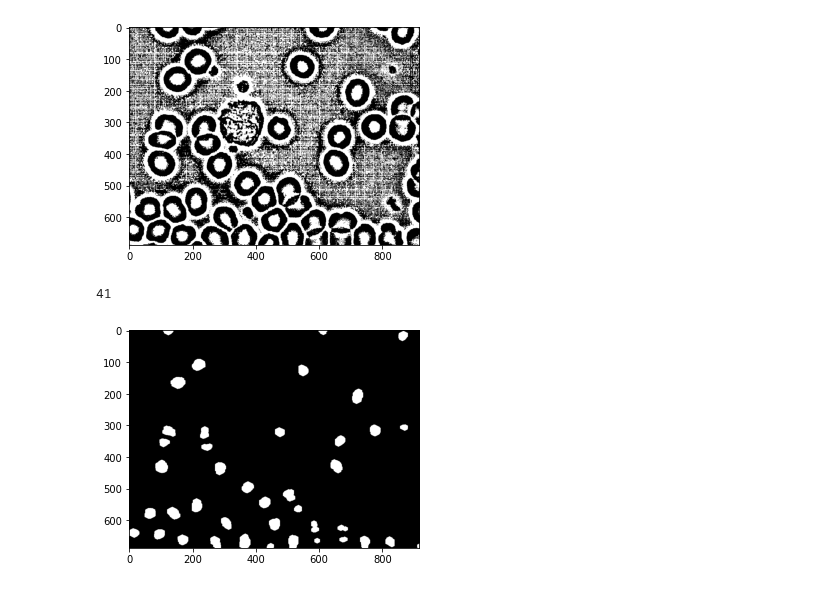
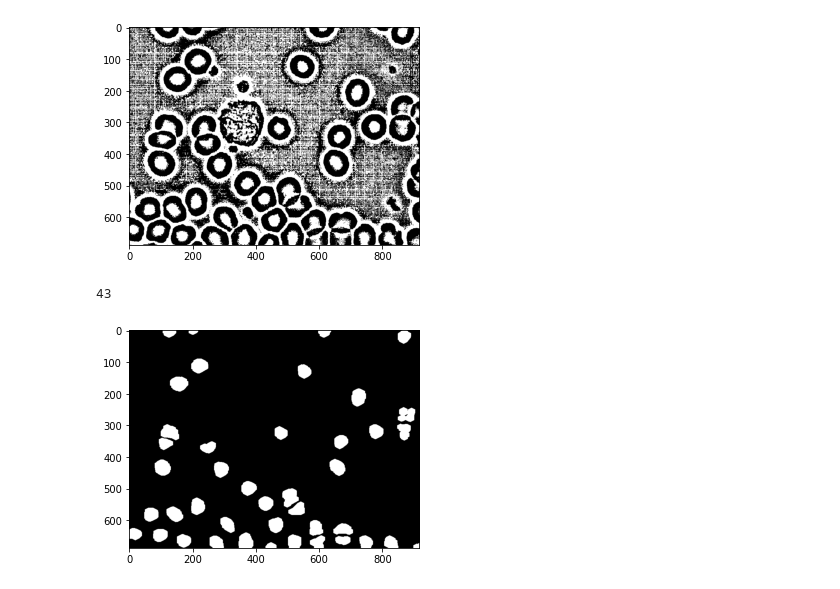
Before and after one commit to Tetrergeru/cv_project, a Jupyter notebook: cells.ipynb, the cells around one changed output. Cells and saved outputs as stored; diff of their text form; code cells hidden in the pictures.

```diff
--- a/cells.ipynb
+++ b/cells.ipynb
@@ -24,27 +25,29 @@ kernel_5 = cv2.getStructuringElement(cv2.MORPH_ELLIPSE,(5,5))
 # %%
 denoised = binarised.copy()
 denoised = cv2.erode(denoised, kernel_5, iterations=1)
 denoised = cv2.erode(denoised, kernel_2, iterations=2)
 denoised = cv2.dilate(denoised, kernel_2, iterations=3)
+
 denoised = cv2.floodFill(denoised, np.zeros((denoised.shape[0] + 2, denoised.shape[1] + 2), np.uint8), (0, 0), 255.0)[1]
 
-# denoised = cv2.erode(denoised, kernel_5, iterations=4)
-# denoised = cv2.dilate(denoised, kernel_5, iterations=2)
-# # denoised = cv2.erode(denoised, kernel_5, iterations=4)
-# # denoised = cv2.erode(denoised, kernel_2, iterations=1)
+denoised = cv2.dilate(denoised, kernel_5, iterations=2)
+denoised = cv2.erode(denoised, kernel_2, iterations=6)
+
 denoised = cv2.floodFill(denoised, np.zeros((denoised.shape[0] + 2, denoised.shape[1] + 2), np.uint8), (0, 0), 00.0)[1]
 
-denoised = cv2.erode(denoised, kernel_5, iterations=3)
+denoised = cv2.dilate(denoised, kernel_2, iterations=1)
+
+denoised = cv2.erode(denoised, kernel_5, iterations=2)
+denoised = cv2.erode(denoised, kernel_2, iterations=1)
 denoised = cv2.dilate(denoised, kernel_5, iterations=4)
-
-# mask=cv2.inRange(denoised, 45, 55)
-# denoised[mask>0] = 0
+denoised = cv2.erode(denoised, kernel_5, iterations=2)
+denoised = cv2.dilate(denoised, kernel_5, iterations=3)
 
 plt.imshow(denoised, cmap='gray')
 
 contours, _ = cv2.findContours(denoised, cv2.RETR_TREE, cv2.CHAIN_APPROX_SIMPLE)
 all_coins = len(contours)
 print(all_coins)
 # %% [output]
-41
+43
-[figure, old version]
+[figure, new version]
```
Also changed, not shown: parts of 2 cells of this notebook, 22 other files.
